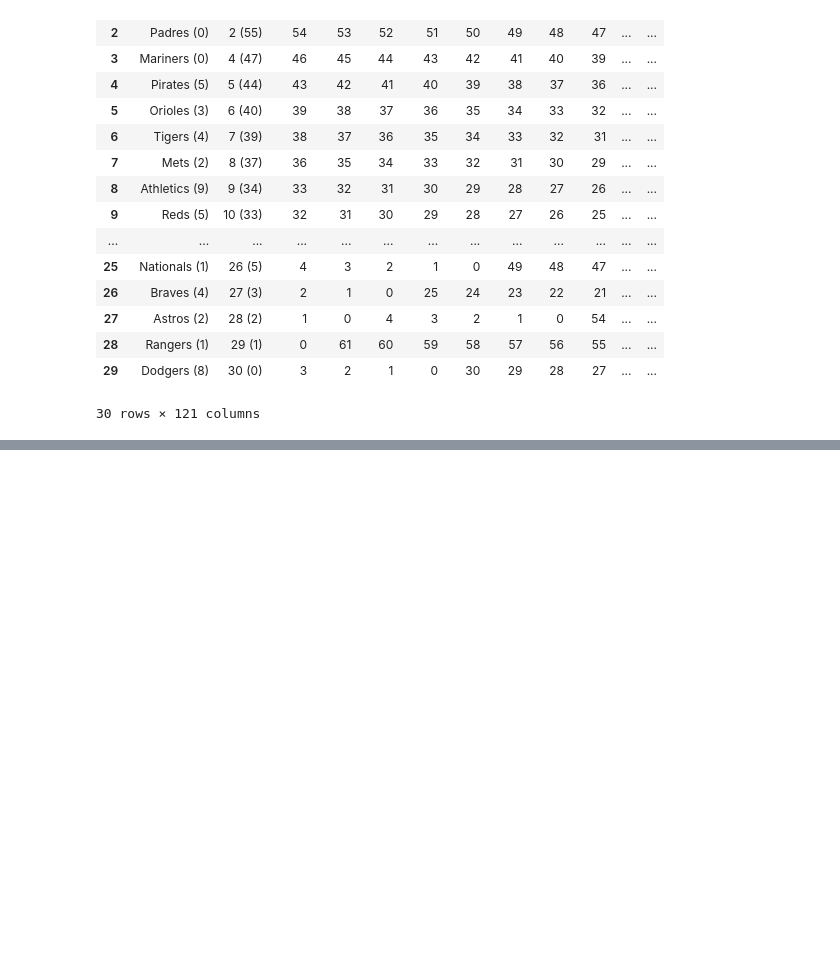
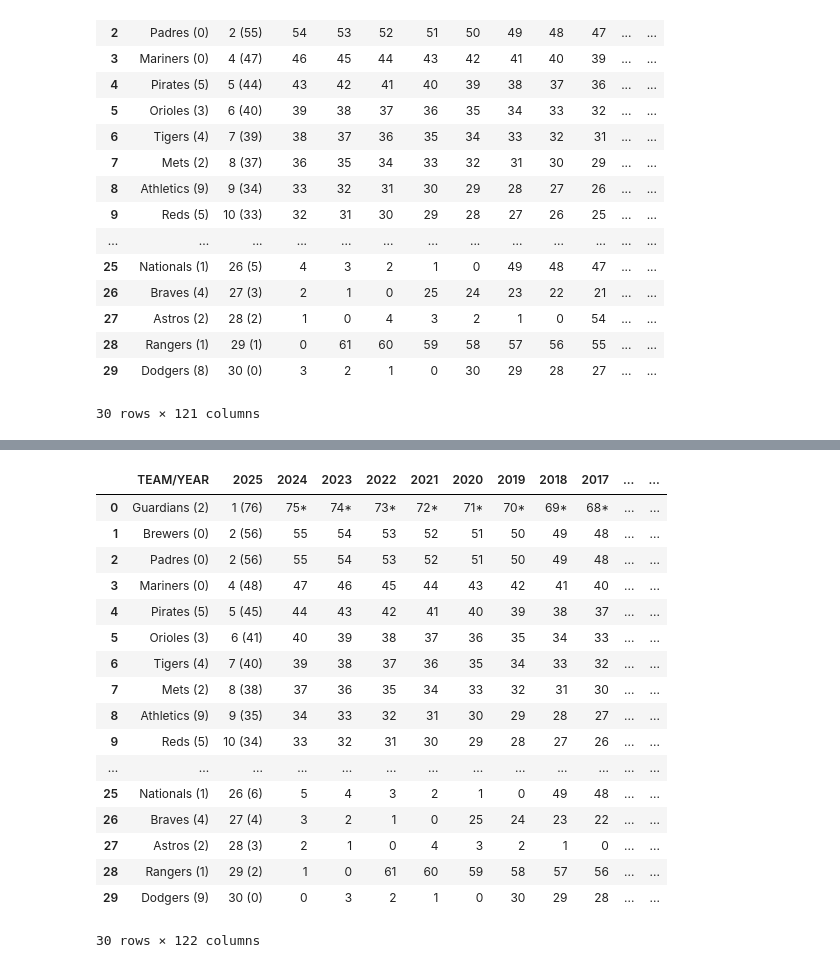
Before and after one commit to gadamico/Sports-Data, a Jupyter notebook: baseball/notebooks/scratch_work.ipynb, the cells around one changed output, grey strips where cells are left out. Saved outputs shown, nothing was run; the diff lists cells and outputs as text; code cells hidden in the pictures; blank space fills up the shorter version.

```diff
--- a/baseball/notebooks/scratch_work.ipynb
+++ b/baseball/notebooks/scratch_work.ipynb
@@ -274,0 +380,21 @@ pd.read_csv('../data/champ_droughts.csv')
+# %%
+pd.read_csv('../data/champ_droughts.csv')
+# %% [output]
+|  | TEAM/YEAR | 2025 | 2024 | 2023 | 2022 | 2021 | 2020 | 2019 | 2018 | 2017 | ... | ... |
+| 0 | Guardians (2) | 1 (76) | 75* | 74* | 73* | 72* | 71* | 70* | 69* | 68* | ... | ... |
+| 1 | Brewers (0) | 2 (56) | 55 | 54 | 53 | 52 | 51 | 50 | 49 | 48 | ... | ... |
+| 2 | Padres (0) | 2 (56) | 55 | 54 | 53 | 52 | 51 | 50 | 49 | 48 | ... | ... |
+| 3 | Mariners (0) | 4 (48) | 47 | 46 | 45 | 44 | 43 | 42 | 41 | 40 | ... | ... |
+| 4 | Pirates (5) | 5 (45) | 44 | 43 | 42 | 41 | 40 | 39 | 38 | 37 | ... | ... |
+| 5 | Orioles (3) | 6 (41) | 40 | 39 | 38 | 37 | 36 | 35 | 34 | 33 | ... | ... |
+| 6 | Tigers (4) | 7 (40) | 39 | 38 | 37 | 36 | 35 | 34 | 33 | 32 | ... | ... |
+| 7 | Mets (2) | 8 (38) | 37 | 36 | 35 | 34 | 33 | 32 | 31 | 30 | ... | ... |
+| 8 | Athletics (9) | 9 (35) | 34 | 33 | 32 | 31 | 30 | 29 | 28 | 27 | ... | ... |
+| 9 | Reds (5) | 10 (34) | 33 | 32 | 31 | 30 | 29 | 28 | 27 | 26 | ... | ... |
+| ... | ... | ... | ... | ... | ... | ... | ... | ... | ... | ... | ... | ... |
+| 25 | Nationals (1) | 26 (6) | 5 | 4 | 3 | 2 | 1 | 0 | 49 | 48 | ... | ... |
+| 26 | Braves (4) | 27 (4) | 3 | 2 | 1 | 0 | 25 | 24 | 23 | 22 | ... | ... |
+| 27 | Astros (2) | 28 (3) | 2 | 1 | 0 | 4 | 3 | 2 | 1 | 0 | ... | ... |
+| 28 | Rangers (1) | 29 (2) | 1 | 0 | 61 | 60 | 59 | 58 | 57 | 56 | ... | ... |
+| 29 | Dodgers (9) | 30 (0) | 0 | 3 | 2 | 1 | 0 | 30 | 29 | 28 | ... | ... |
+30 rows × 122 columns
```
Also changed, not shown: parts of 11 cells of this notebook, 6 other files.
